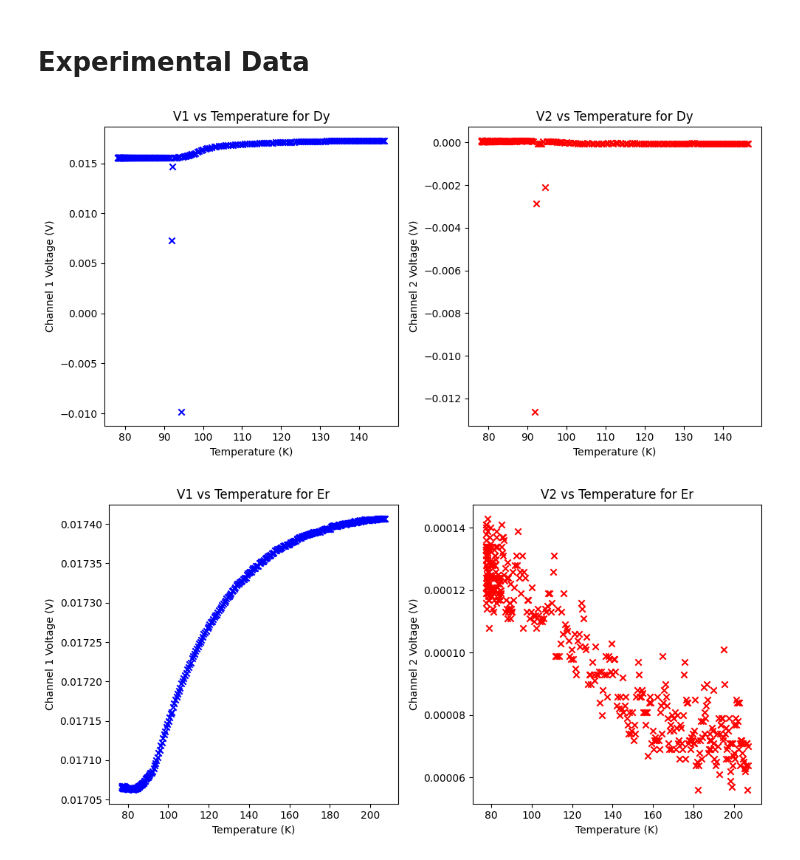
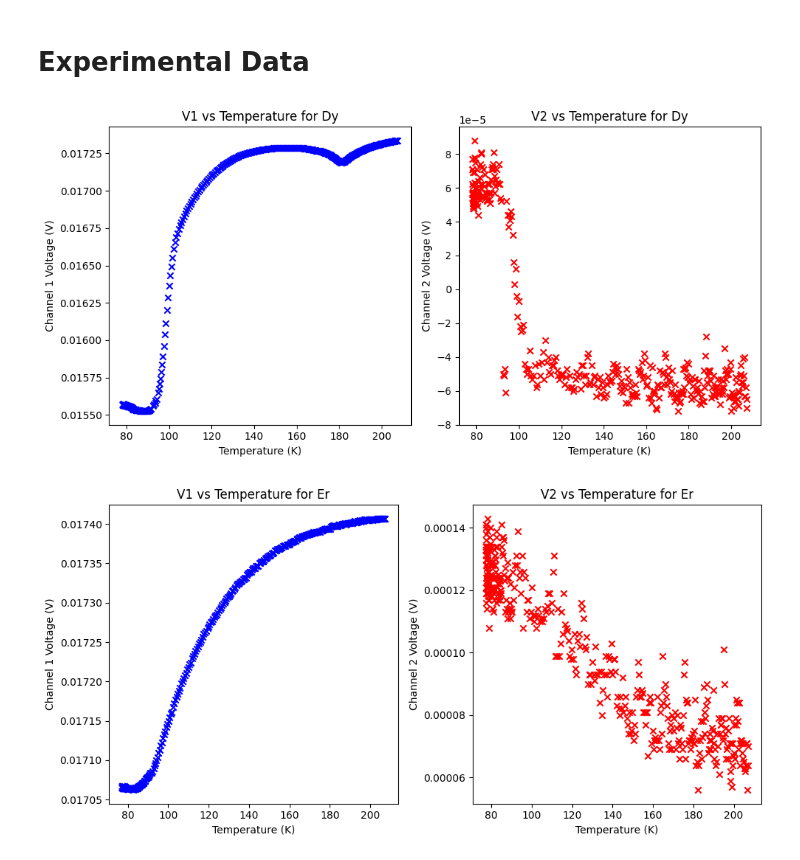
Before and after one commit to RoyZhenLongLim/PHYS3112, a Jupyter notebook: MT/experiment.ipynb, the cells around one changed output. Drawn from its saved outputs; the diff is of its cells as text; code cells hidden in the pictures.

```diff
--- a/MT/experiment.ipynb
+++ b/MT/experiment.ipynb
@@ -31,6 +32,8 @@ for j, g in jg:
 columns = ["Temp", "Chi1", "Chi2" ]
 # %%
 dy_temp = pd.read_csv('data/Dy_temp.txt', sep='\t', skiprows=7, names=columns)
+dy_temp_mask = dy_temp['Chi1'] > 0.015
+dy_temp = dy_temp[dy_temp_mask]
 er_temp = pd.read_csv('data/Er_temp.txt', sep='\t', skiprows=7, names=columns)
 ho_temp = pd.read_csv('data/Ho_temp.txt', sep='\t', skiprows=7, names=columns)
 tb_temp = pd.read_csv('data/Tb_temp.txt', sep='\t', skiprows=7, names=columns)
@@ -38,21 +41,21 @@ dy_freq = pd.read_csv('data/Dy_freq.txt', sep='\t', skiprows=7, names=["Freq", "
 # %%
 plt.figure(figsize=(10, 5))
 plt.subplot(1, 2, 1)
-plt.scatter(dy_temp['Temp'].iloc[:200], dy_temp['Chi1'].iloc[:200], marker='x', linestyle='-', color='b')
+plt.scatter(dy_temp['Temp'], dy_temp['Chi1'], marker='x', linestyle='-', color='b')
 plt.xlabel('Temperature (K)')
 plt.ylabel('Channel 1 Voltage (V)')
 plt.title('V1 vs Temperature for Dy')
 
 plt.subplot(1, 2, 2)
-plt.scatter(dy_temp['Temp'].iloc[:200], dy_temp['Chi2'].iloc[:200], marker='x', linestyle='-', color='r')
+plt.scatter(dy_temp['Temp'], dy_temp['Chi2'], marker='x', linestyle='-', color='r')
 plt.xlabel('Temperature (K)')
 plt.ylabel('Channel 2 Voltage (V)')
 plt.title('V2 vs Temperature for Dy')
 
 plt.tight_layout()
 plt.show()
 # %% [output]
-[figure, old version]
+[figure, new version]
 # %%
 plt.figure(figsize=(10, 5))
 plt.subplot(1, 2, 1)
```
Also changed, not shown: parts of 18 cells of this notebook, 1 other file.
